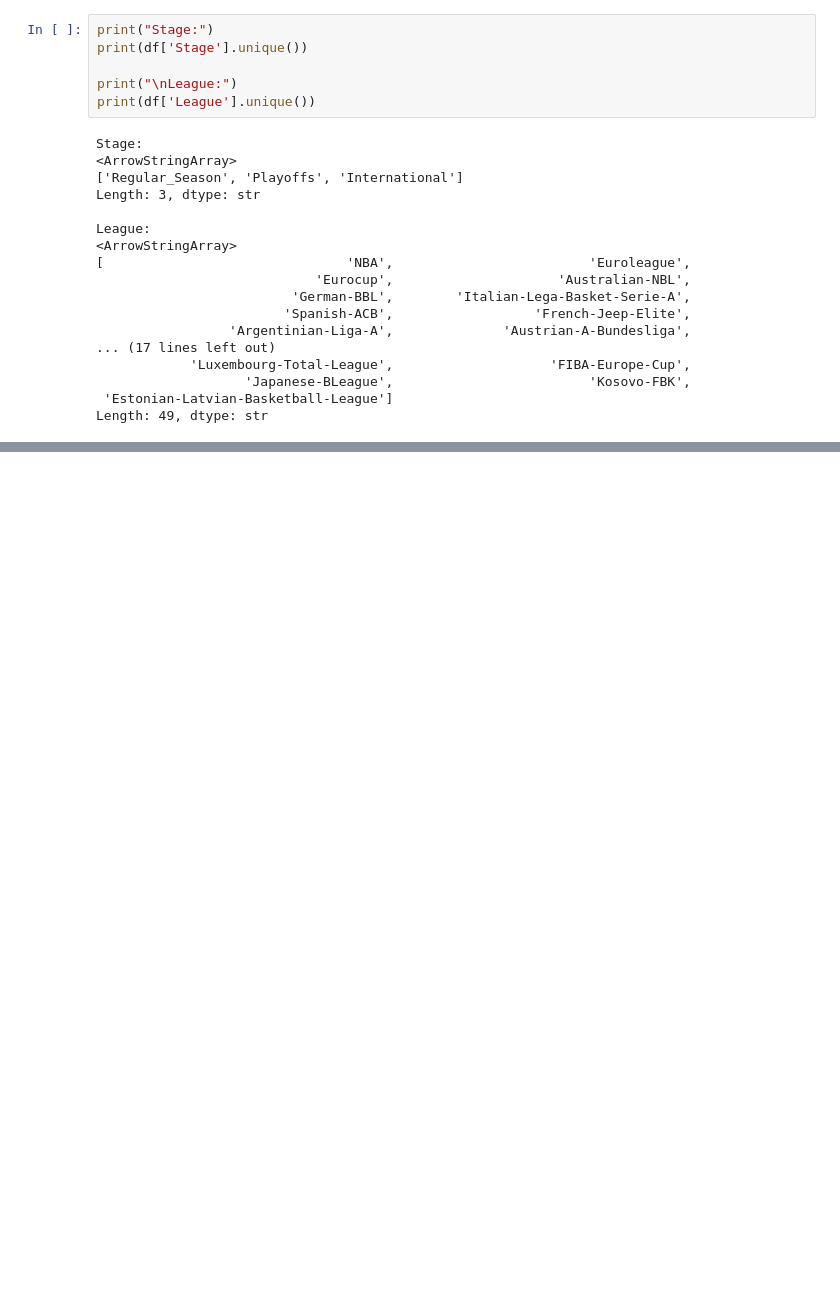
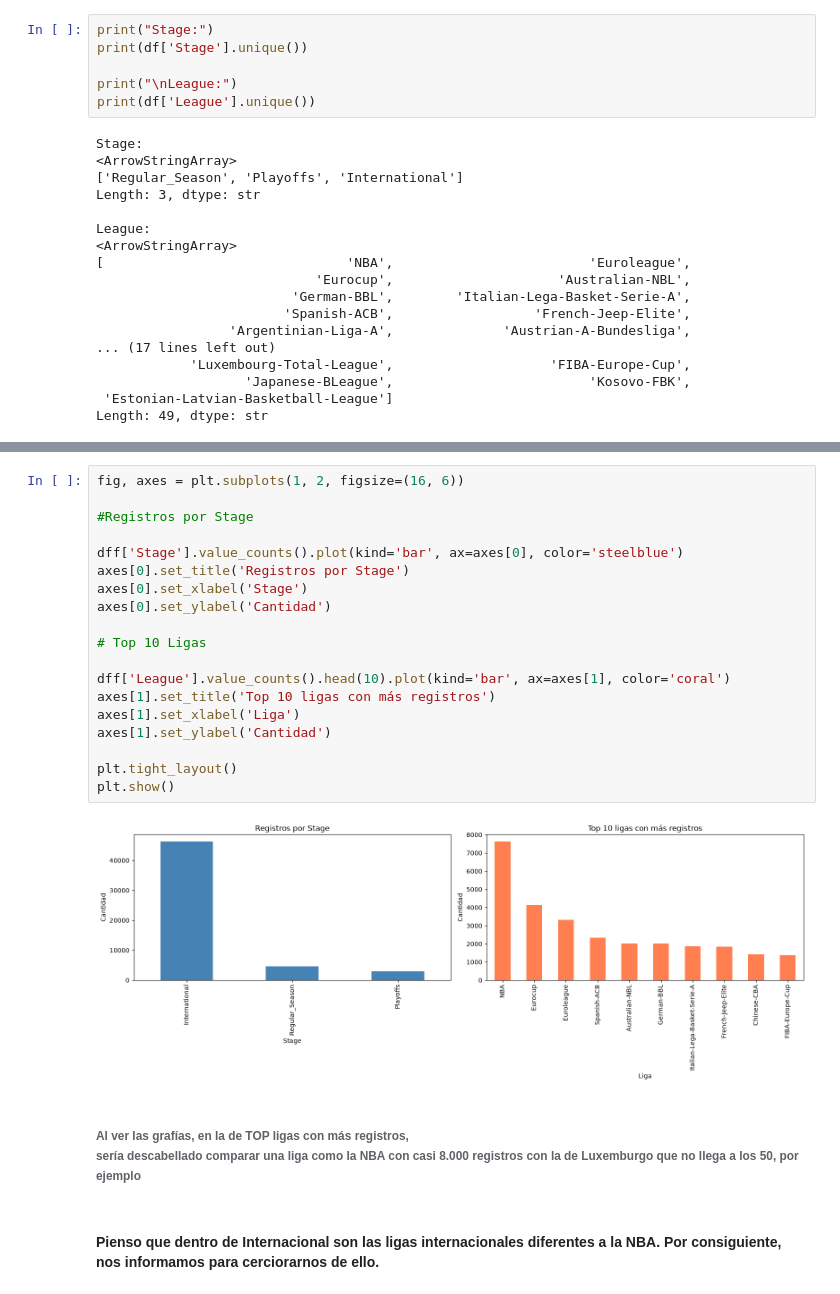
Before and after one commit to c0sh1/basketball_stats_analysis, a Jupyter notebook: Notebook/EDA.ipynb, the cells around one changed output, grey strips where cells are left out. Drawn from its saved outputs; the diff is of its cells as text; blank space fills up the shorter version.

Commit message:
Update EDA
Explored Stage and League distributions. Created df_nba and df_int subsets for independent analysis.

```diff
--- a/Notebook/EDA.ipynb
+++ b/Notebook/EDA.ipynb
@@ -143,0 +188,25 @@ Length: 49, dtype: str
+# %%
+fig, axes = plt.subplots(1, 2, figsize=(16, 6))
+
+#Registros por Stage
+
+dff['Stage'].value_counts().plot(kind='bar', ax=axes[0], color='steelblue')
+axes[0].set_title('Registros por Stage')
+axes[0].set_xlabel('Stage')
+axes[0].set_ylabel('Cantidad')
+
+# Top 10 Ligas
+
+dff['League'].value_counts().head(10).plot(kind='bar', ax=axes[1], color='coral')
+axes[1].set_title('Top 10 ligas con más registros')
+axes[1].set_xlabel('Liga')
+axes[1].set_ylabel('Cantidad')
+
+plt.tight_layout()
+plt.show()
+# %% [output]
+[figure, added]
+# %% [markdown]
+###### Al ver las grafías, en la de TOP ligas con más registros, <br> sería descabellado comparar una liga como la NBA con casi 8.000 registros con la de Luxemburgo que no llega a los 50, por ejemplo
+# %% [markdown]
+#### Pienso que dentro de Internacional son las ligas internacionales diferentes a la NBA. Por consiguiente, nos informamos para cerciorarnos de ello.
```
Also changed, not shown: parts of 12 cells of this notebook.
